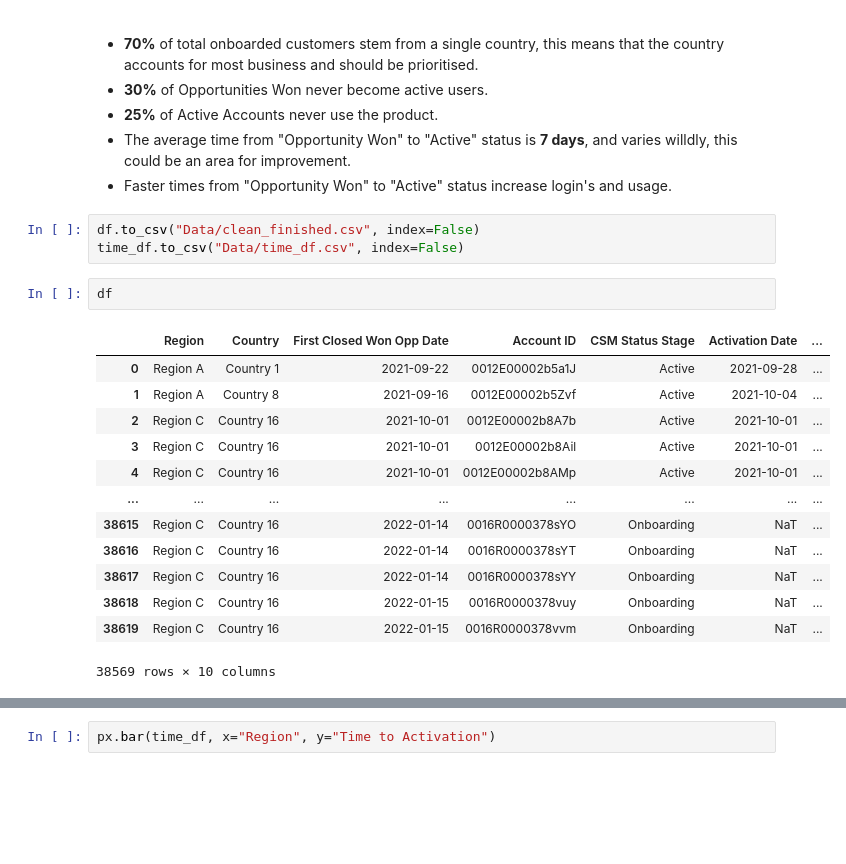
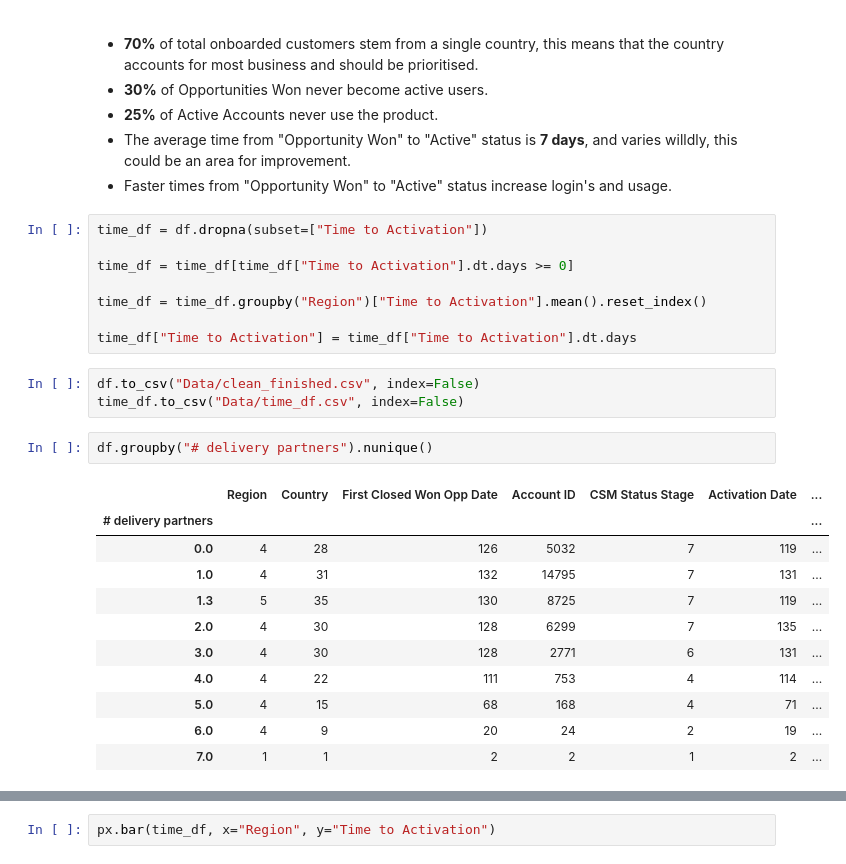
Before and after one commit to L-Fandangle042/business_insight_analysis, a Jupyter notebook: Exploration.ipynb, the cells around one changed output, grey strips where cells are left out. Cells and saved outputs as stored; diff of their text form; blank space fills up the shorter version.

```diff
--- a/Exploration.ipynb
+++ b/Exploration.ipynb
@@ -293,22 +293,28 @@ px.bar(active_df.groupby("Country").nunique().reset_index(), x='Country', y='Acc
 - __25%__ of Active Accounts never use the product.
 - The average time from "Opportunity Won" to "Active" status is __7 days__, and varies willdly, this could be an area for improvement.
 - Faster times from "Opportunity Won" to "Active" status increase login's and usage.
+# %%
+time_df = df.dropna(subset=["Time to Activation"])
+
+time_df = time_df[time_df["Time to Activation"].dt.days >= 0]
+
+time_df = time_df.groupby("Region")["Time to Activation"].mean().reset_index()
+
+time_df["Time to Activation"] = time_df["Time to Activation"].dt.days
 # %%
 df.to_csv("Data/clean_finished.csv", index=False)
 time_df.to_csv("Data/time_df.csv", index=False)
 # %%
-df
+df.groupby("# delivery partners").nunique()
 # %% [output]
 |  | Region | Country | First Closed Won Opp Date | Account ID | CSM Status Stage | Activation Date | ... |
-| 0 | Region A | Country 1 | 2021-09-22 | 0012E00002b5a1J | Active | 2021-09-28 | ... |
-| 1 | Region A | Country 8 | 2021-09-16 | 0012E00002b5Zvf | Active | 2021-10-04 | ... |
-| 2 | Region C | Country 16 | 2021-10-01 | 0012E00002b8A7b | Active | 2021-10-01 | ... |
-| 3 | Region C | Country 16 | 2021-10-01 | 0012E00002b8Ail | Active | 2021-10-01 | ... |
-| 4 | Region C | Country 16 | 2021-10-01 | 0012E00002b8AMp | Active | 2021-10-01 | ... |
-| ... | ... | ... | ... | ... | ... | ... | ... |
-| 38615 | Region C | Country 16 | 2022-01-14 | 0016R0000378sYO | Onboarding | NaT | ... |
-| 38616 | Region C | Country 16 | 2022-01-14 | 0016R0000378sYT | Onboarding | NaT | ... |
-| 38617 | Region C | Country 16 | 2022-01-14 | 0016R0000378sYY | Onboarding | NaT | ... |
-| 38618 | Region C | Country 16 | 2022-01-15 | 0016R0000378vuy | Onboarding | NaT | ... |
-| 38619 | Region C | Country 16 | 2022-01-15 | 0016R0000378vvm | Onboarding | NaT | ... |
+| # delivery partners |  |  |  |  |  |  | ... |
+| 0.0 | 4 | 28 | 126 | 5032 | 7 | 119 | ... |
+| 1.0 | 4 | 31 | 132 | 14795 | 7 | 131 | ... |
+| 1.3 | 5 | 35 | 130 | 8725 | 7 | 119 | ... |
+| 2.0 | 4 | 30 | 128 | 6299 | 7 | 135 | ... |
+| 3.0 | 4 | 30 | 128 | 2771 | 6 | 131 | ... |
+| 4.0 | 4 | 22 | 111 | 753 | 4 | 114 | ... |
+| 5.0 | 4 | 15 | 68 | 168 | 4 | 71 | ... |
+| 6.0 | 4 | 9 | 20 | 24 | 2 | 19 | ... |
+| 7.0 | 1 | 1 | 2 | 2 | 1 | 2 | ... |
-38569 rows × 10 columns
```
Also changed, not shown: parts of 6 cells of this notebook, 1 other file.
